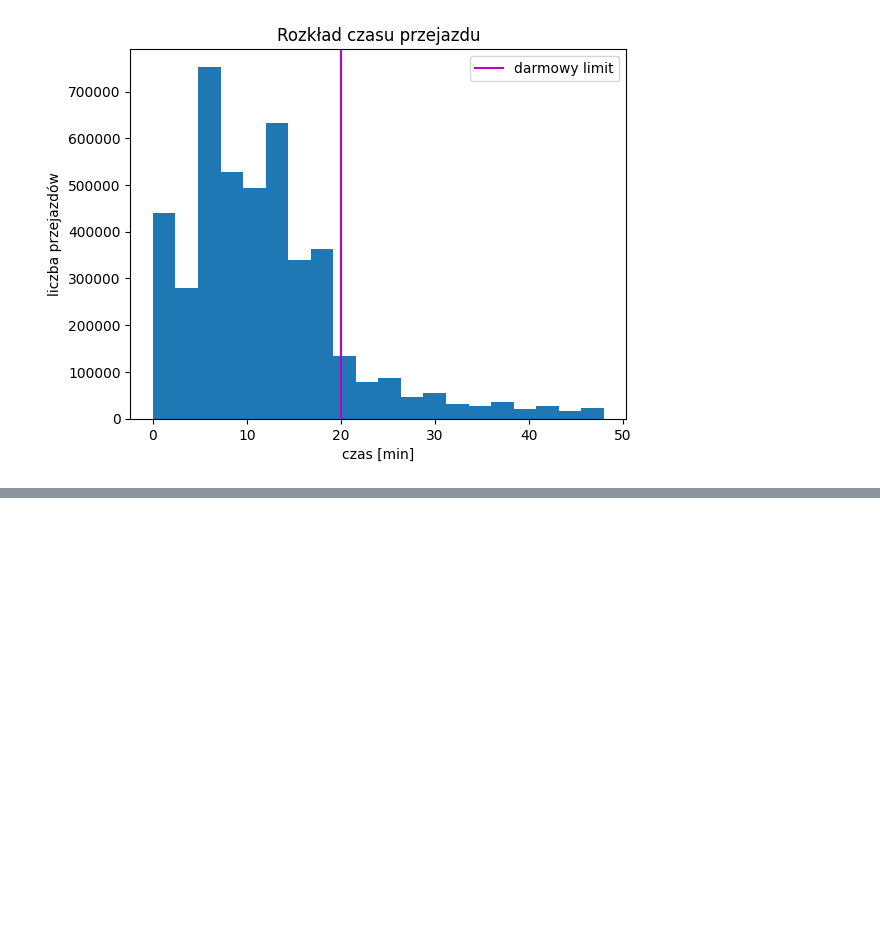
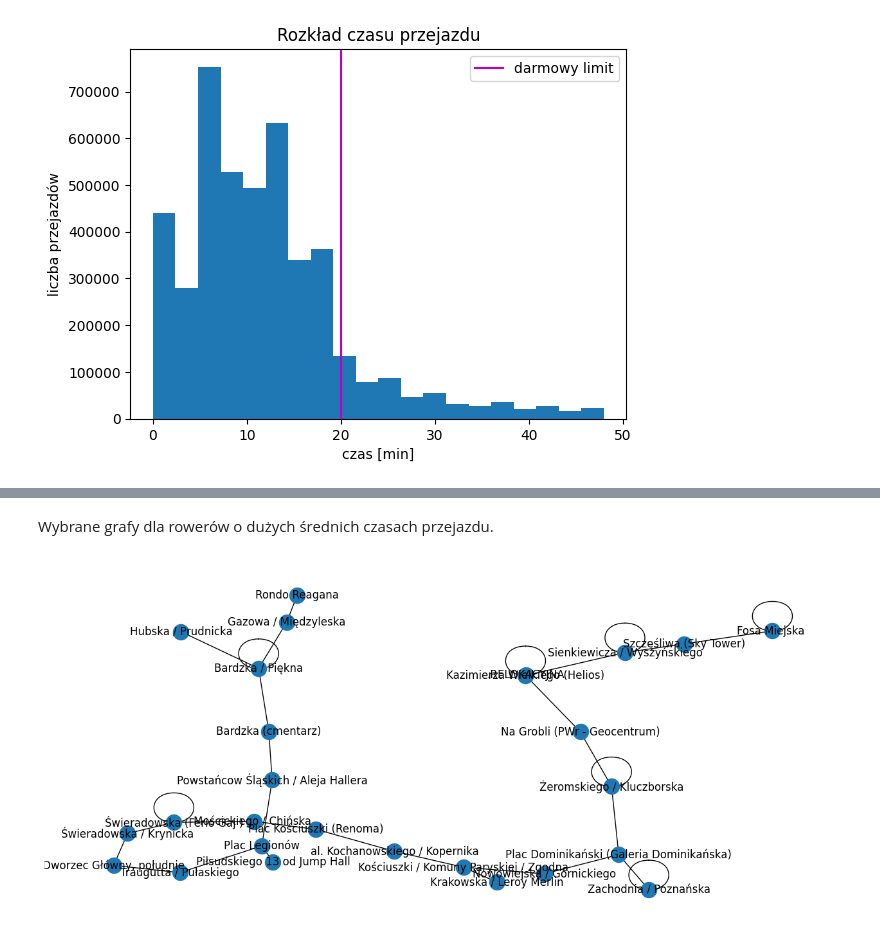
Before and after one commit to hbrt-rdzk/wroclaw-bicycles-network, a Jupyter notebook: notebooks/data_analysis.ipynb, the cells around one changed output, grey strips where cells are left out. Saved outputs shown, nothing was run; the diff lists cells and outputs as text; code cells hidden in the pictures; blank space fills up the shorter version.

```diff
--- a/notebooks/data_analysis.ipynb
+++ b/notebooks/data_analysis.ipynb
@@ -80,0 +111,34 @@ plt.show()
+# %%
+def get_graph_for_bike(data: pd.DataFrame, bike_number: int) -> nx.Graph:
+    """Given data with rides durations, extracts
+    rides made with bike with `bike_number` and builds
+    graph, where nodes are bike stations
+    and edges weights are sums of ride duration
+    between given stations
+    """
+    data_for_bike = data[data["bike_number"] == bike_number]
+    edges_series = data_for_bike.drop(columns=['uid']).groupby(['rental_place', 'return_place'])['duration'].sum()
+    edges_dict = edges_series.to_dict()
+    nodes = list(
+        set.union(
+            set(data_for_bike["rental_place"]),  set(data_for_bike["return_place"])
+        )
+    )
+    bike_graph = nx.Graph()
+    bike_graph.add_nodes_from(nodes)
+    for edge, weight in edges_dict.items():
+        source, target = edge
+        bike_graph.add_edge(source, target, weight=weight)
+    return bike_graph
+# %%
+def draw_bike_graph(G: nx.Graph, pos=None, with_labels=True) -> None:
+    fig, ax = plt.subplots(figsize=(6.4*2.5, 4.8*1.5))
+    nx.draw(graph, with_labels=with_labels, ax=ax, pos=pos)
+    plt.show()
+# %% [markdown]
+Wybrane grafy dla rowerów o dużych średnich czasach przejazdu.
+# %%
+graph = get_graph_for_bike(data=bikes_df, bike_number=651184)
+draw_bike_graph(graph)
+# %% [output]
+[figure, added]
```
Also changed, not shown: parts of 13 cells of this notebook.
